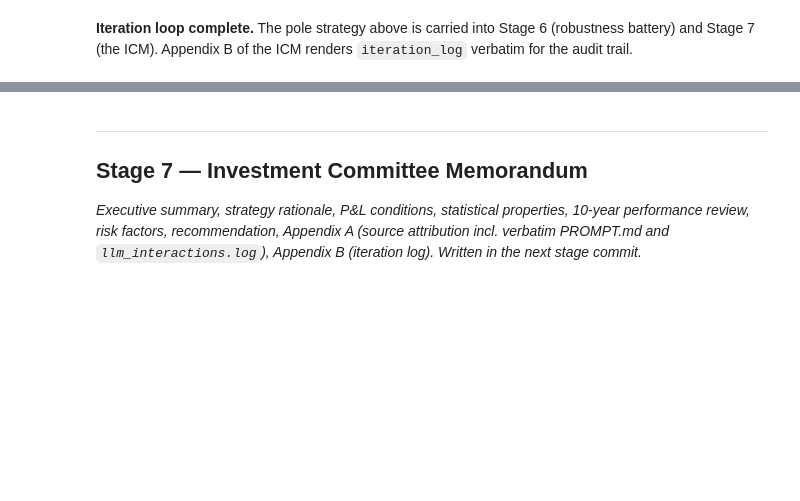
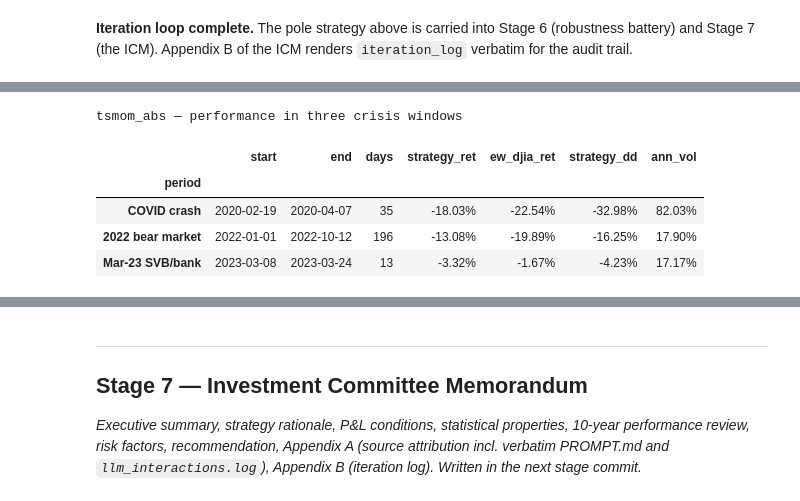
Before and after one commit to turbo-wombat/MLinF-project-1, a Jupyter notebook: ProprietaryMomentumStrategy.ipynb, the cells around one changed output, grey strips where cells are left out. Cells and saved outputs as stored; diff of their text form; code cells hidden in the pictures; blank space fills up the shorter version.

```diff
--- a/ProprietaryMomentumStrategy.ipynb
+++ b/ProprietaryMomentumStrategy.ipynb
@@ -2358,0 +2571,37 @@ _Cost/frequency/lookback sensitivities, subperiod stability, Monte Carlo bootstr
+# %%
+# ── 6.6 · Stress periods ─────────────────────────────────────────────────
+
+_stress_windows = [
+    ('COVID crash',        '2020-02-19', '2020-04-07'),
+    ('2022 bear market',   '2022-01-01', '2022-10-12'),
+    ('Mar-23 SVB/bank',    '2023-03-08', '2023-03-24'),
+]
+_stress_rows = []
+for _lbl, _s, _e in _stress_windows:
+    _pr = _pole_net.loc[_s:_e]
+    _cum = float((1 + _pr).prod() - 1)
+    _dd = float(((1 + _pr).cumprod() / (1 + _pr).cumprod().cummax() - 1).min())
+    _vol = _pr.std() * np.sqrt(252)
+    _bench_cum = float((1 + benchmarks['EW-DJIA (BH)'].loc[_s:_e]).prod() - 1)
+    _stress_rows.append({
+        'period':      _lbl,
+        'start':       _s,
+        'end':         _e,
+        'days':        len(_pr),
+        'strategy_ret': _cum,
+        'ew_djia_ret': _bench_cum,
+        'strategy_dd': _dd,
+        'ann_vol':     _vol,
+    })
+stress_table = pd.DataFrame(_stress_rows).set_index('period')
+stress_table.style.format({
+    'strategy_ret':'{:+.2%}','ew_djia_ret':'{:+.2%}',
+    'strategy_dd':'{:.2%}','ann_vol':'{:.2%}',
+}).set_caption(f'{CURRENT_BEST} — performance in three crisis windows')
+# %% [output]
+tsmom_abs — performance in three crisis windows
+|  | start | end | days | strategy_ret | ew_djia_ret | strategy_dd | ann_vol |
+| period |  |  |  |  |  |  |  |
+| COVID crash | 2020-02-19 | 2020-04-07 | 35 | -18.03% | -22.54% | -32.98% | 82.03% |
+| 2022 bear market | 2022-01-01 | 2022-10-12 | 196 | -13.08% | -19.89% | -16.25% | 17.90% |
+| Mar-23 SVB/bank | 2023-03-08 | 2023-03-24 | 13 | -3.32% | -1.67% | -4.23% | 17.17% |
```
Also changed, not shown: parts of 28 cells of this notebook.
